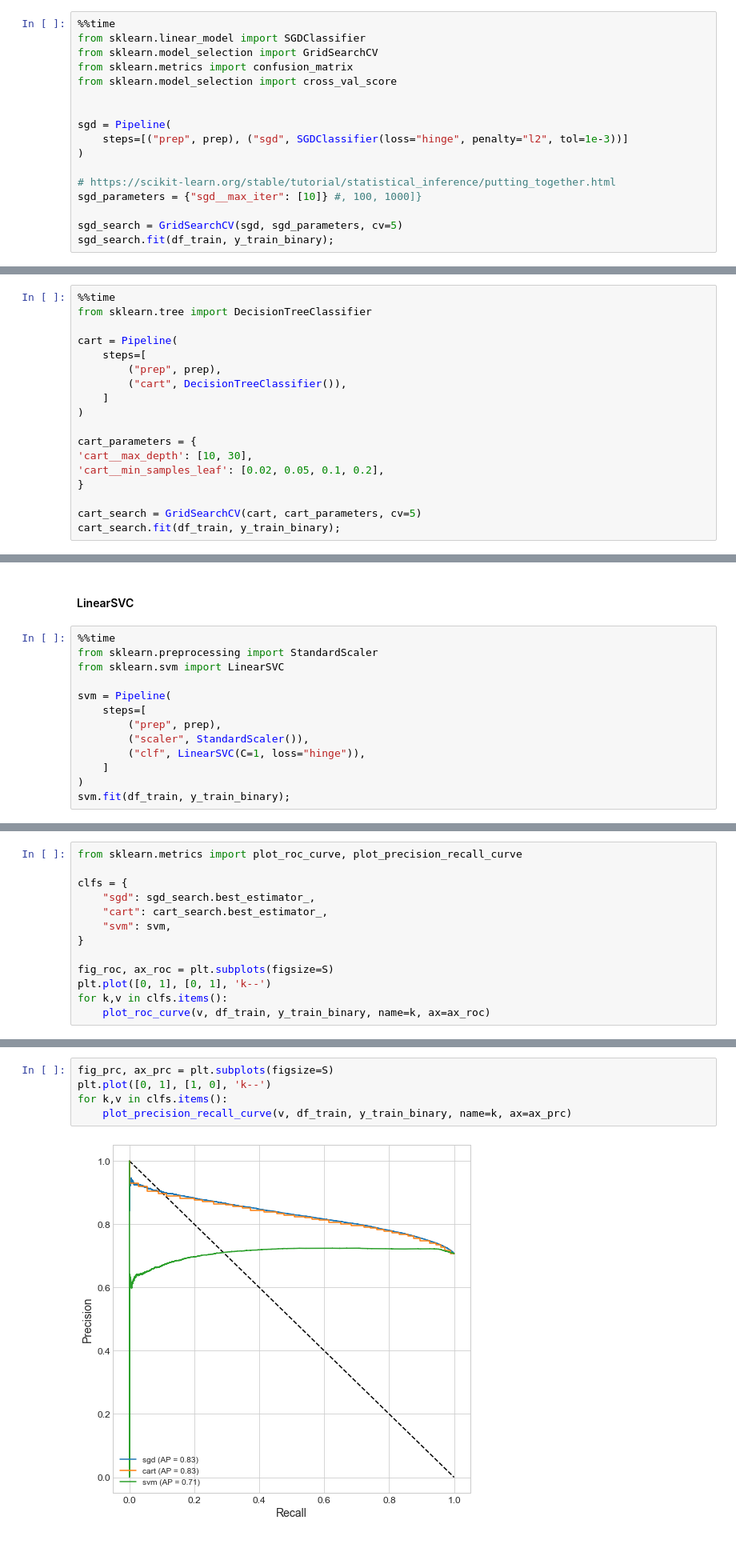
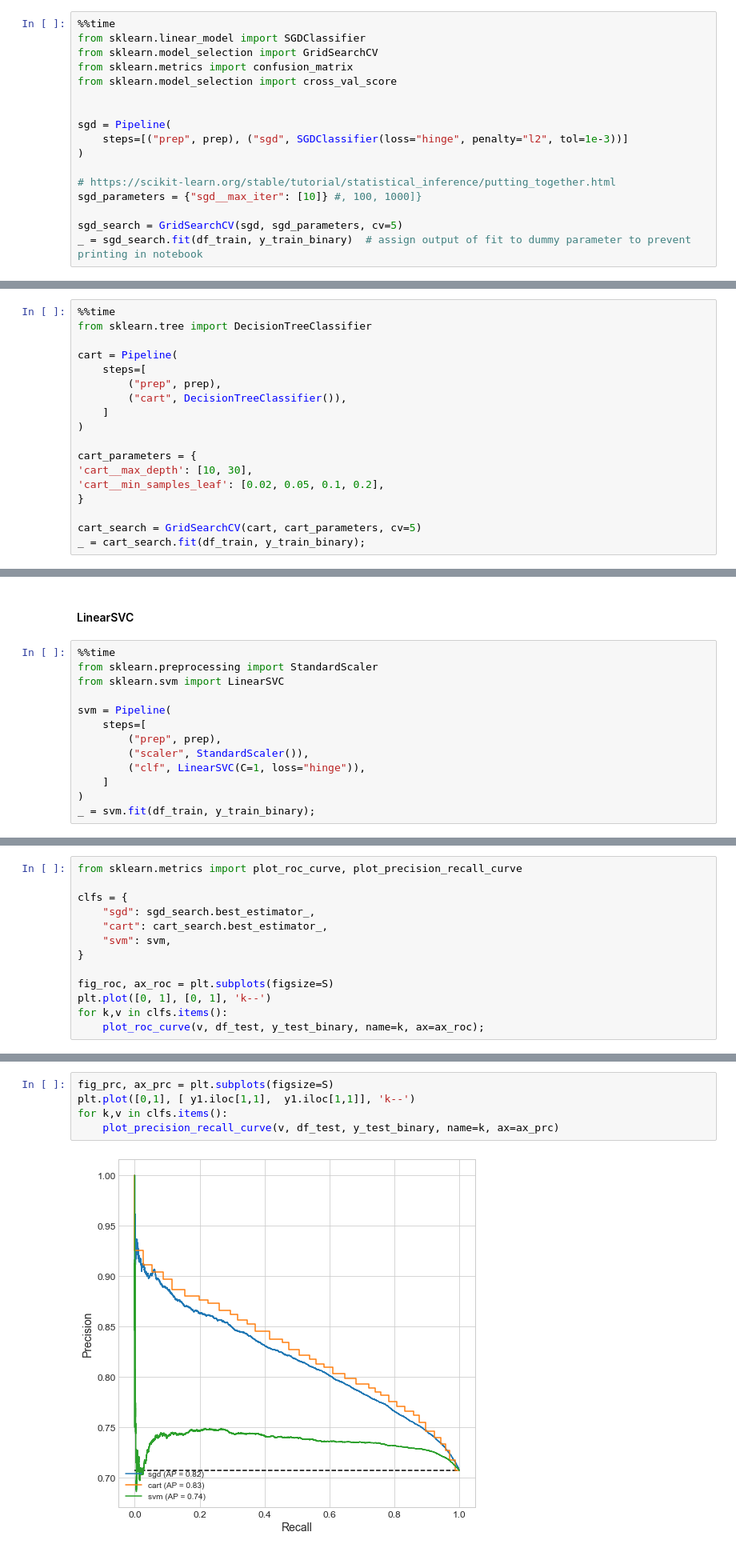
Before and after one commit to EAISI/application-project-nhs-proms, a Jupyter notebook: notebooks/4.0-modeling-classification.ipynb, the cells around one changed output, grey strips where cells are left out. Shown: that part at 80% size. Drawn from its saved outputs; the diff is of its cells as text.

```diff
--- a/notebooks/4.0-modeling-classification.ipynb
+++ b/notebooks/4.0-modeling-classification.ipynb
@@ -250,5 +279,5 @@ sgd = Pipeline(
 sgd_parameters = {"sgd__max_iter": [10]} #, 100, 1000]}
 
 sgd_search = GridSearchCV(sgd, sgd_parameters, cv=5)
-sgd_search.fit(df_train, y_train_binary);
+_ = sgd_search.fit(df_train, y_train_binary)  # assign output of fit to dummy parameter to prevent printing in notebook
 # %% [output]
@@ -299,5 +311,5 @@ cart_parameters = {
 }
 
 cart_search = GridSearchCV(cart, cart_parameters, cv=5)
-cart_search.fit(df_train, y_train_binary);
+_ = cart_search.fit(df_train, y_train_binary);
 # %% [output]
@@ -343,5 +338,5 @@ svm = Pipeline(
         ("clf", LinearSVC(C=1, loss="hinge")),
     ]
 )
-svm.fit(df_train, y_train_binary);
+_ = svm.fit(df_train, y_train_binary);
 # %% [output]
@@ -388,5 +366,5 @@ clfs = {
 fig_roc, ax_roc = plt.subplots(figsize=S)
 plt.plot([0, 1], [0, 1], 'k--')
 for k,v in clfs.items():
-    plot_roc_curve(v, df_train, y_train_binary, name=k, ax=ax_roc)
+    plot_roc_curve(v, df_test, y_test_binary, name=k, ax=ax_roc);
 # %% [output]
@@ -396,10 +375,10 @@ This is not very exciting at all. Let's look at the precision recall curve (whic
 # %%
 fig_prc, ax_prc = plt.subplots(figsize=S)
-plt.plot([0, 1], [1, 0], 'k--')
+plt.plot([0,1], [ y1.iloc[1,1],  y1.iloc[1,1]], 'k--')
 for k,v in clfs.items():
-    plot_precision_recall_curve(v, df_train, y_train_binary, name=k, ax=ax_prc)
+    plot_precision_recall_curve(v, df_test, y_test_binary, name=k, ax=ax_prc)
 # %% [output]
-[figure, old version]
+[figure, new version]
 # %% [markdown]
 ### Ensemble methods: Random Forest & GradientBoosted Trees
 
```
Also changed, not shown: parts of 56 cells of this notebook, 2 other files.
